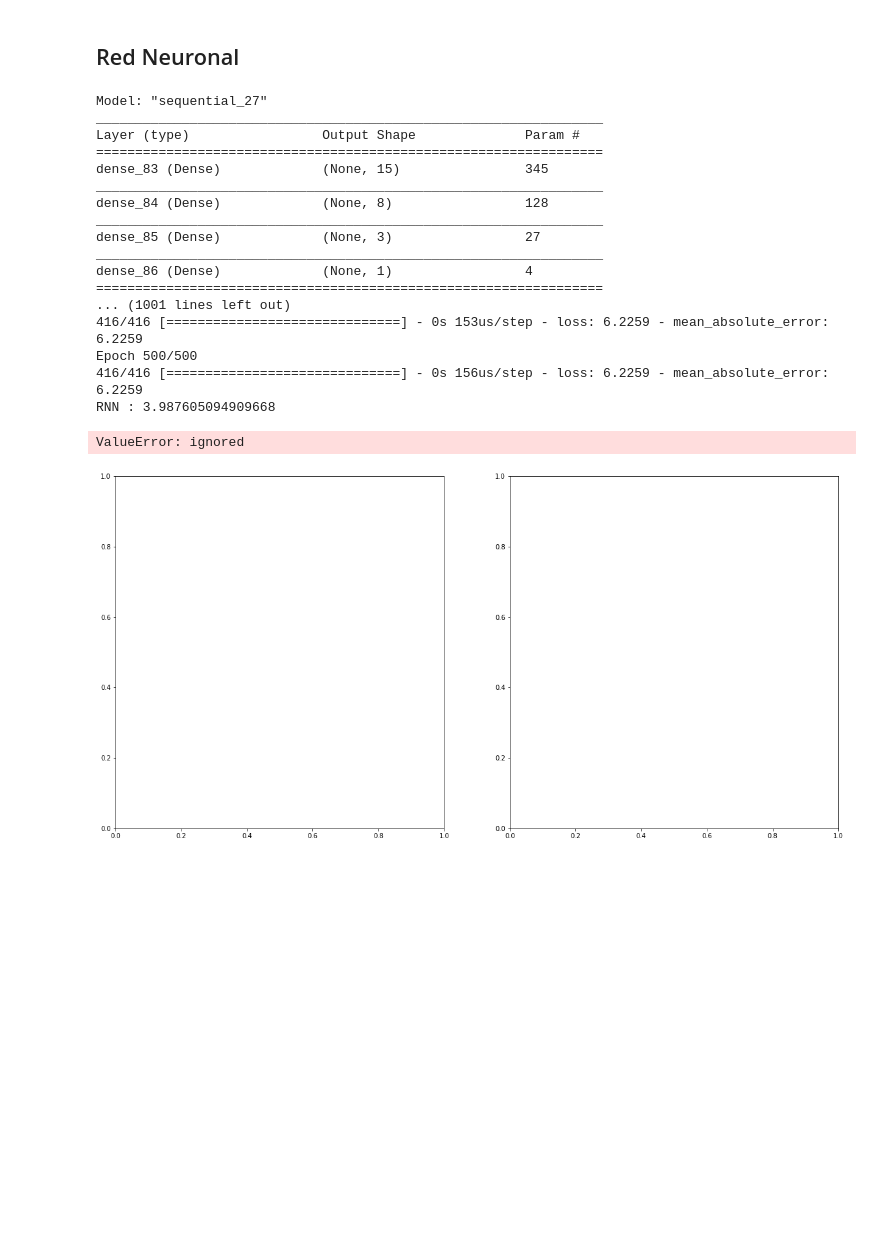
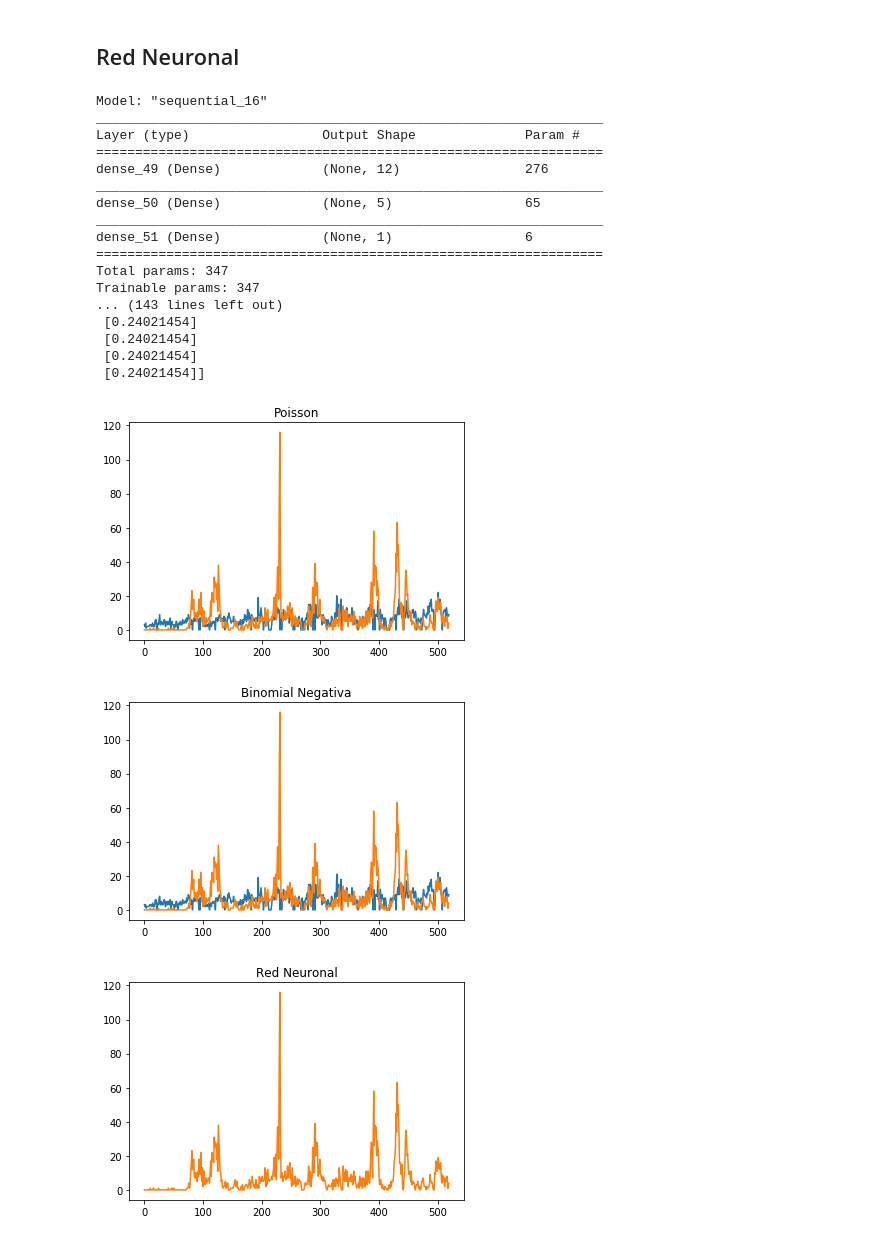
Before and after one commit to FraGoTe/PrediccionDengueIquitos, a Jupyter notebook: CasosDengueIquitos.ipynb, the cells around one changed output. Cells and saved outputs as stored; diff of their text form; code cells hidden in the pictures; blank space fills up the shorter version.

Commit message:
CasosDengueIquitos

```diff
--- a/CasosDengueIquitos.ipynb
+++ b/CasosDengueIquitos.ipynb
@@ -502,16 +483,18 @@ GridSearchCV(cv=10, error_score='raise-deprecating',
 # %%
 from keras.models import Sequential
 from keras.layers import Dense, Activation, Flatten
+from keras.callbacks import EarlyStopping
+from sklearn.preprocessing import MinMaxScaler
 
 
 def red_neuronal(train, cv):
   NN_model = Sequential()
   # The Input Layer :
-  NN_model.add(Dense(15, kernel_initializer='normal',input_dim = 22, activation='relu'))
+  NN_model.add(Dense(12, kernel_initializer='normal',input_dim = 22, activation='relu'))
 
   # The Hidden Layers :
-  NN_model.add(Dense(8, kernel_initializer='normal',activation='relu'))
-  NN_model.add(Dense(3, kernel_initializer='normal',activation='relu'))
+  NN_model.add(Dense(5, kernel_initializer='normal',activation='relu'))
+  #NN_model.add(Dense(3, kernel_initializer='normal',activation='relu'))
   #NN_model.add(Dense(3, kernel_initializer='normal',activation='relu'))
 
   # The Output Layer :
@@ -522,11 +505,13 @@ def red_neuronal(train, cv):
   NN_model.summary()
 
   dataTrain = train.drop(['total_cases', 'ano_1'], axis=1)
-  modelFit = NN_model.fit(dataTrain, train.total_cases, epochs=500)
+  dataTest = cv.drop(['total_cases', 'ano_1'], axis=1)
 
-  dataTest = cv.drop(['total_cases', 'ano_1'], axis=1)
+  NN_model.fit(dataTrain, train.total_cases, epochs=20, batch_size=32, validation_split = 0.2)
+
   prediction = NN_model.predict(dataTest)
-
+  print(prediction)
+  return
   mae = eval_measures.meanabs(prediction, cv.total_cases)
 
   print('RNN : ' + str(np.median(mae, axis=0)))
@@ -538,37 +523,48 @@ def red_neuronal(train, cv):
 # %%
 rnn = red_neuronal(trainingSet, testSet)
 # %% [output]
-Model: "sequential_27"
+Model: "sequential_16"
 _________________________________________________________________
 Layer (type)                 Output Shape              Param #
 =================================================================
-dense_83 (Dense)             (None, 15)                345
+dense_49 (Dense)             (None, 12)                276
 _________________________________________________________________
-dense_84 (Dense)             (None, 8)                 128
+dense_50 (Dense)             (None, 5)                 65
 _________________________________________________________________
-dense_85 (Dense)             (None, 3)                 27
-_________________________________________________________________
-dense_86 (Dense)             (None, 1)                 4
+dense_51 (Dense)             (None, 1)                 6
 =================================================================
-... (1001 lines left out)
-416/416 [==============================] - 0s 153us/step - loss: 6.2259 - mean_absolute_error: 6.2259
-Epoch 500/500
-416/416 [==============================] - 0s 156us/step - loss: 6.2259 - mean_absolute_error: 6.2259
-RNN : 3.987605094909668
+Total params: 347
+Trainable params: 347
+... (143 lines left out)
+ [0.24021454]
+ [0.24021454]
+ [0.24021454]
+ [0.24021454]]
 # %%
-plt.figure(figsize = (20, 10))
+#plt.figure(figsize = (20, 10))
 
-plt.subplot(1, 2, 1)
+#plt.subplot(1, 2, 1)
 dataFeatures = dengueData.drop(['total_cases', 'ano_1'], axis=1)
 
-plt.plot(poisson.predict(dataFeatures).astype(int), '-')
+plt.plot(poisson.predict(dataFeatures).fillna(0).astype(int), '-')
 plt.plot(dengueData.total_cases, '-')
+plt.title('Poisson')
+plt.show()
 
-plt.subplot(1, 2, 2)
-plt.plot(bnegativa.predict(dataFeatures).astype(int), '-')
+
+#plt.subplot(1, 2, 2)
+plt.plot(bnegativa.predict(dataFeatures).fillna(0).astype(int), '-')
 plt.plot(dengueData.total_cases, '-')
+plt.title('Binomial Negativa')
+plt.show()
+
+#plt.subplot(1, 2, 2)
+plt.plot(np.median(rnn.predict(dataFeatures)).astype(int), '-')
+plt.plot(dengueData.total_cases, '-')
+plt.title('Red Neuronal')
 
 plt.show()
 # %% [output]
-ValueError: ignored
-[figure, old version]
+[figure, new version]
+[figure, added]
+[figure, added]
```
Also changed, not shown: parts of 5 cells of this notebook.
